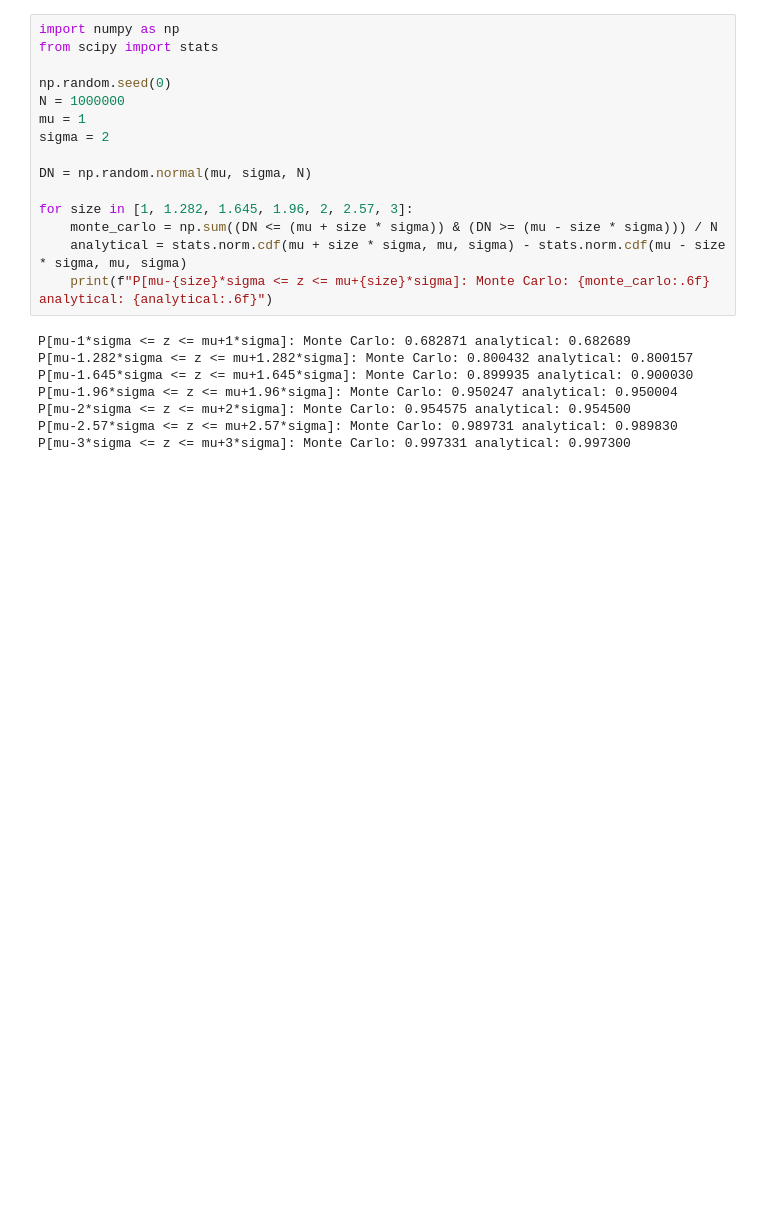
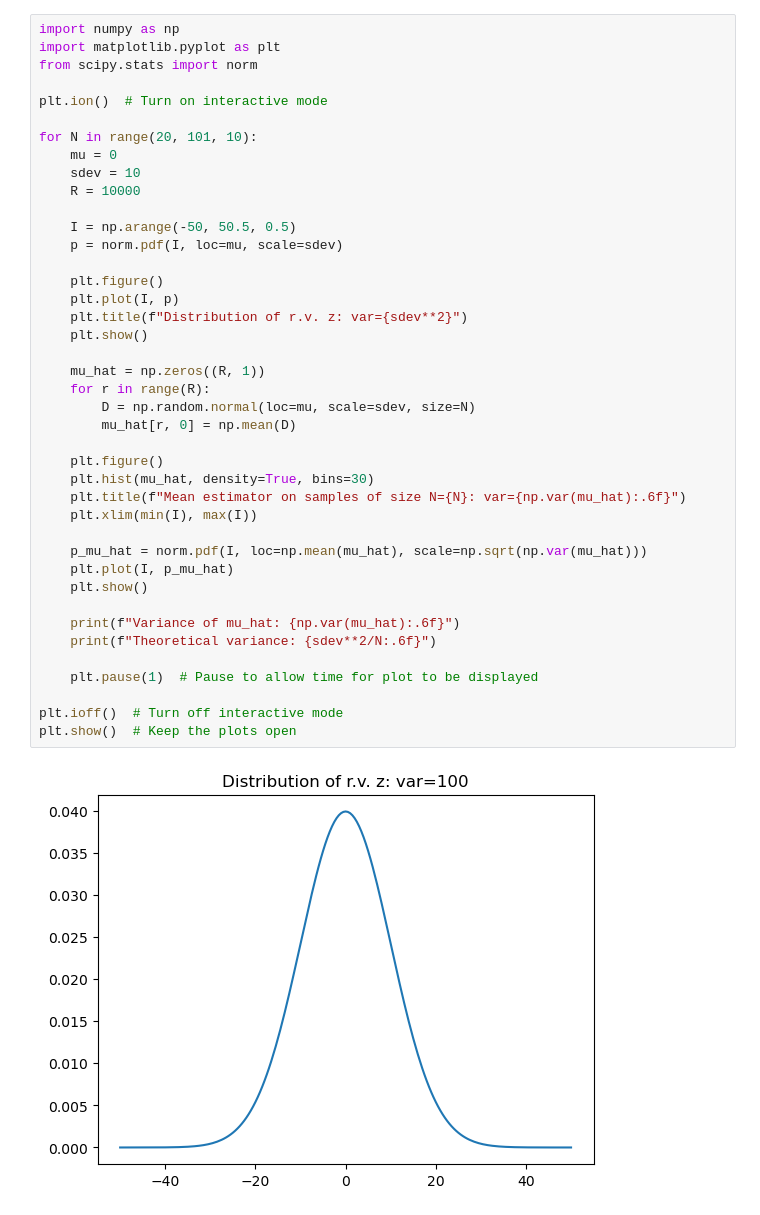
Before and after one commit to gbonte/gbcodepy, a Jupyter notebook: scripts/Probability/Untitled.ipynb, the cells around one changed output. Drawn from its saved outputs; the diff is of its cells as text; blank space fills up the shorter version.

```diff
--- a/scripts/Probability/Untitled.ipynb
+++ b/scripts/Probability/Untitled.ipynb
@@ -1,23 +1,43 @@
-# %%
-import numpy as np
-from scipy import stats
-
-np.random.seed(0)
-N = 1000000
-mu = 1
-sigma = 2
-
-DN = np.random.normal(mu, sigma, N)
-
-for size in [1, 1.282, 1.645, 1.96, 2, 2.57, 3]:
-    monte_carlo = np.sum((DN <= (mu + size * sigma)) & (DN >= (mu - size * sigma))) / N
-    analytical = stats.norm.cdf(mu + size * sigma, mu, sigma) - stats.norm.cdf(mu - size * sigma, mu, sigma)
-    print(f"P[mu-{size}*sigma <= z <= mu+{size}*sigma]: Monte Carlo: {monte_carlo:.6f} analytical: {analytical:.6f}")
-# %% [output]
-P[mu-1*sigma <= z <= mu+1*sigma]: Monte Carlo: 0.682871 analytical: 0.682689
-P[mu-1.282*sigma <= z <= mu+1.282*sigma]: Monte Carlo: 0.800432 analytical: 0.800157
-P[mu-1.645*sigma <= z <= mu+1.645*sigma]: Monte Carlo: 0.899935 analytical: 0.900030
-P[mu-1.96*sigma <= z <= mu+1.96*sigma]: Monte Carlo: 0.950247 analytical: 0.950004
-P[mu-2*sigma <= z <= mu+2*sigma]: Monte Carlo: 0.954575 analytical: 0.954500
-P[mu-2.57*sigma <= z <= mu+2.57*sigma]: Monte Carlo: 0.989731 analytical: 0.989830
-P[mu-3*sigma <= z <= mu+3*sigma]: Monte Carlo: 0.997331 analytical: 0.997300
+# %%
+import numpy as np
+import matplotlib.pyplot as plt
+from scipy.stats import norm
+
+plt.ion()  # Turn on interactive mode
+
+for N in range(20, 101, 10):
+    mu = 0
+    sdev = 10
+    R = 10000
+
+    I = np.arange(-50, 50.5, 0.5)
+    p = norm.pdf(I, loc=mu, scale=sdev)
+
+    plt.figure()
+    plt.plot(I, p)
+    plt.title(f"Distribution of r.v. z: var={sdev**2}")
+    plt.show()
+
+    mu_hat = np.zeros((R, 1))
+    for r in range(R):
+        D = np.random.normal(loc=mu, scale=sdev, size=N)
+        mu_hat[r, 0] = np.mean(D)
+
+    plt.figure()
+    plt.hist(mu_hat, density=True, bins=30)
+    plt.title(f"Mean estimator on samples of size N={N}: var={np.var(mu_hat):.6f}")
+    plt.xlim(min(I), max(I))
+
+    p_mu_hat = norm.pdf(I, loc=np.mean(mu_hat), scale=np.sqrt(np.var(mu_hat)))
+    plt.plot(I, p_mu_hat)
+    plt.show()
+
+    print(f"Variance of mu_hat: {np.var(mu_hat):.6f}")
+    print(f"Theoretical variance: {sdev**2/N:.6f}")
+
+    plt.pause(1)  # Pause to allow time for plot to be displayed
+
+plt.ioff()  # Turn off interactive mode
+plt.show()  # Keep the plots open
+# %% [output]
+[figure, added]
```
Also changed, not shown: parts of 4 cells of this notebook, 6 other files.
